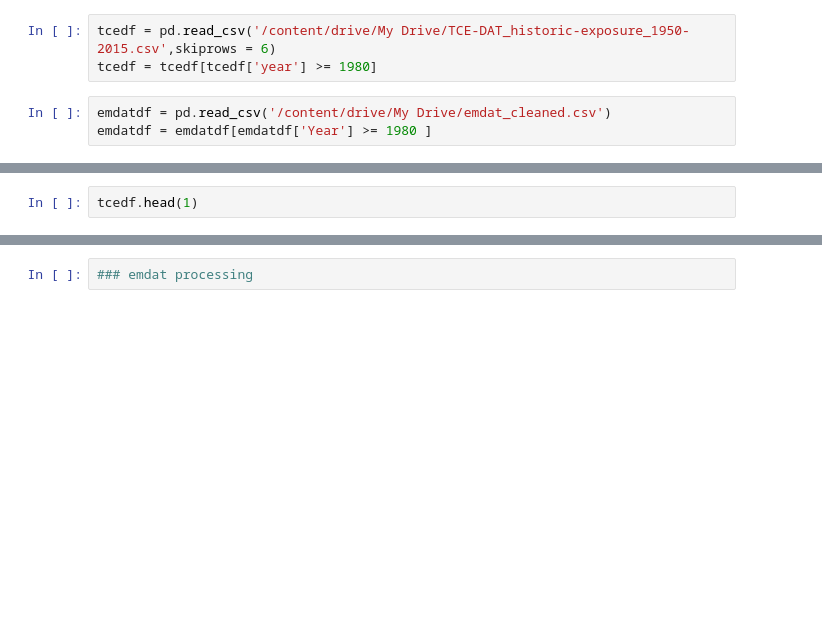
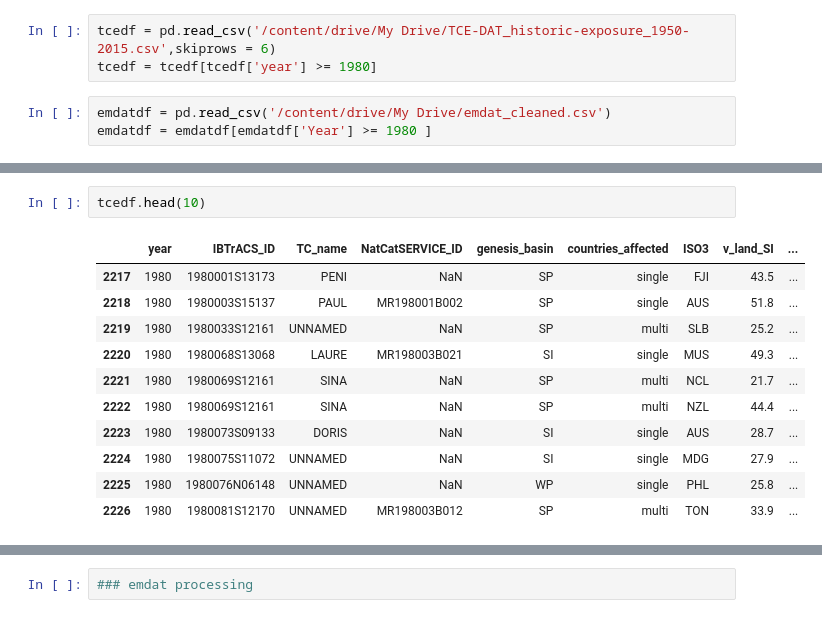
Before and after one commit to OmdenaAI/wfpdisrel, a Jupyter notebook: #task2-Data Wrangling/emdat_tcedat_merge.ipynb, the cells around one changed output, grey strips where cells are left out. Drawn from its saved outputs; the diff is of its cells as text; blank space fills up the shorter version.

```diff
--- a/#task2-Data Wrangling/emdat_tcedat_merge.ipynb
+++ b/#task2-Data Wrangling/emdat_tcedat_merge.ipynb
@@ -18,3 +30,15 @@ tcedf.shape, emdatdf.shape
 # %%
-tcedf.head(1)
+tcedf.head(10)
+# %% [output]
+|  | year | IBTrACS_ID | TC_name | NatCatSERVICE_ID | genesis_basin | countries_affected | ISO3 | v_land_SI | ... |
+| 2217 | 1980 | 1980001S13173 | PENI | NaN | SP | single | FJI | 43.5 | ... |
+| 2218 | 1980 | 1980003S15137 | PAUL | MR198001B002 | SP | single | AUS | 51.8 | ... |
+| 2219 | 1980 | 1980033S12161 | UNNAMED | NaN | SP | multi | SLB | 25.2 | ... |
+| 2220 | 1980 | 1980068S13068 | LAURE | MR198003B021 | SI | single | MUS | 49.3 | ... |
+| 2221 | 1980 | 1980069S12161 | SINA | NaN | SP | multi | NCL | 21.7 | ... |
+| 2222 | 1980 | 1980069S12161 | SINA | NaN | SP | multi | NZL | 44.4 | ... |
+| 2223 | 1980 | 1980073S09133 | DORIS | NaN | SI | single | AUS | 28.7 | ... |
+| 2224 | 1980 | 1980075S11072 | UNNAMED | NaN | SI | single | MDG | 27.9 | ... |
+| 2225 | 1980 | 1980076N06148 | UNNAMED | NaN | WP | single | PHL | 25.8 | ... |
+| 2226 | 1980 | 1980081S12170 | UNNAMED | MR198003B012 | SP | multi | TON | 33.9 | ... |
 # %%
```
Also changed, not shown: parts of 42 cells of this notebook.
